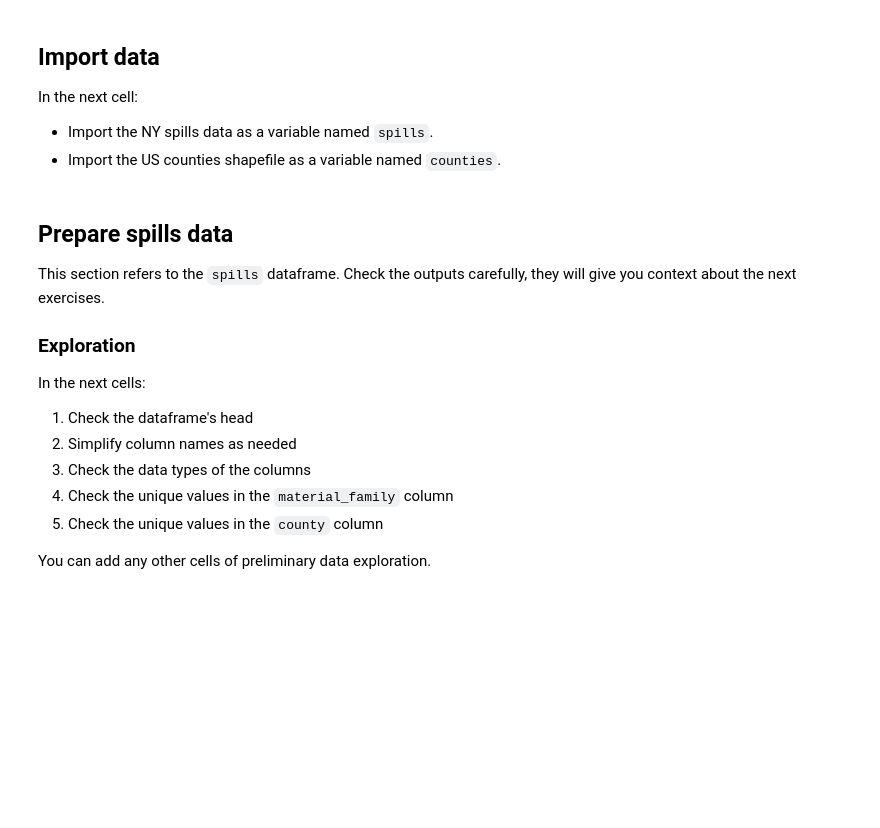
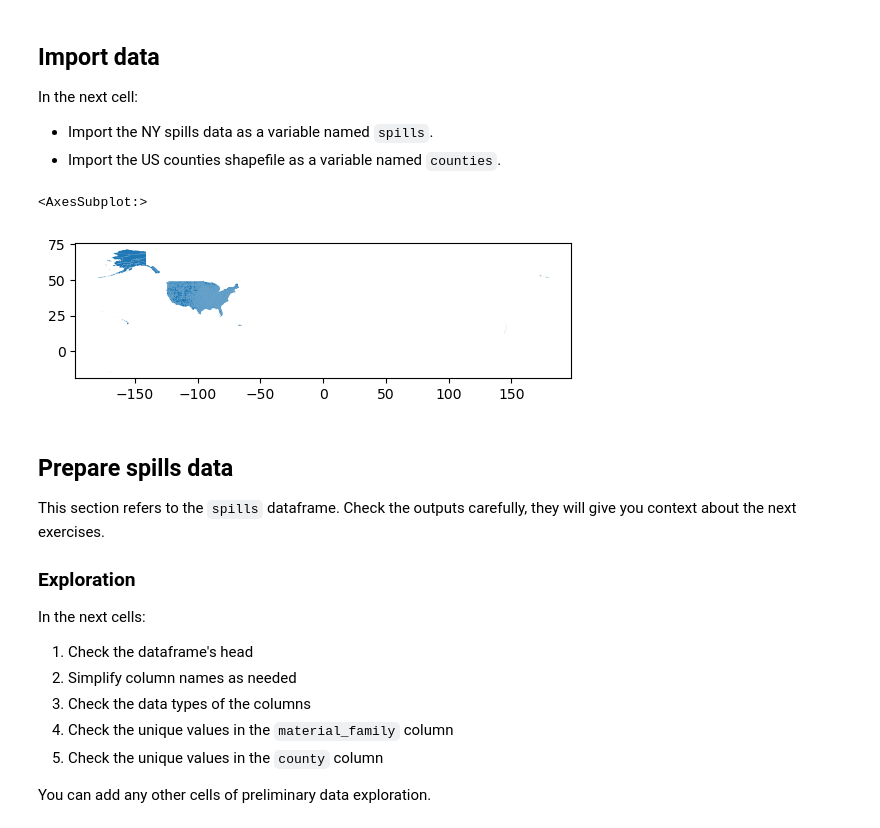
Before and after one commit to olleholt/eds220-hw-3, a Jupyter notebook: hwk3-task1-spills.ipynb, the cells around one changed output. Cells and saved outputs as stored; diff of their text form; code cells hidden in the pictures; blank space fills up the shorter version.

```diff
--- a/hwk3-task1-spills.ipynb
+++ b/hwk3-task1-spills.ipynb
@@ -60,3 +69,16 @@ In the next cell:
+# %%
+# your code here
+
+#importing the spill data csv
+spills = pd.read_csv('data/Spill_Incidents_20231109.csv')
+
+#importing the county shapefile
+counties = gpd.read_file('data/tl_2022_us_county/tl_2022_us_county.shp')
+# %%
+counties.plot()
+# %% [output]
+<AxesSubplot:>
+[figure, added]
 # %% [markdown]
 ## Prepare spills data
 
```
Also changed, not shown: parts of 53 cells of this notebook, 1 other file.
